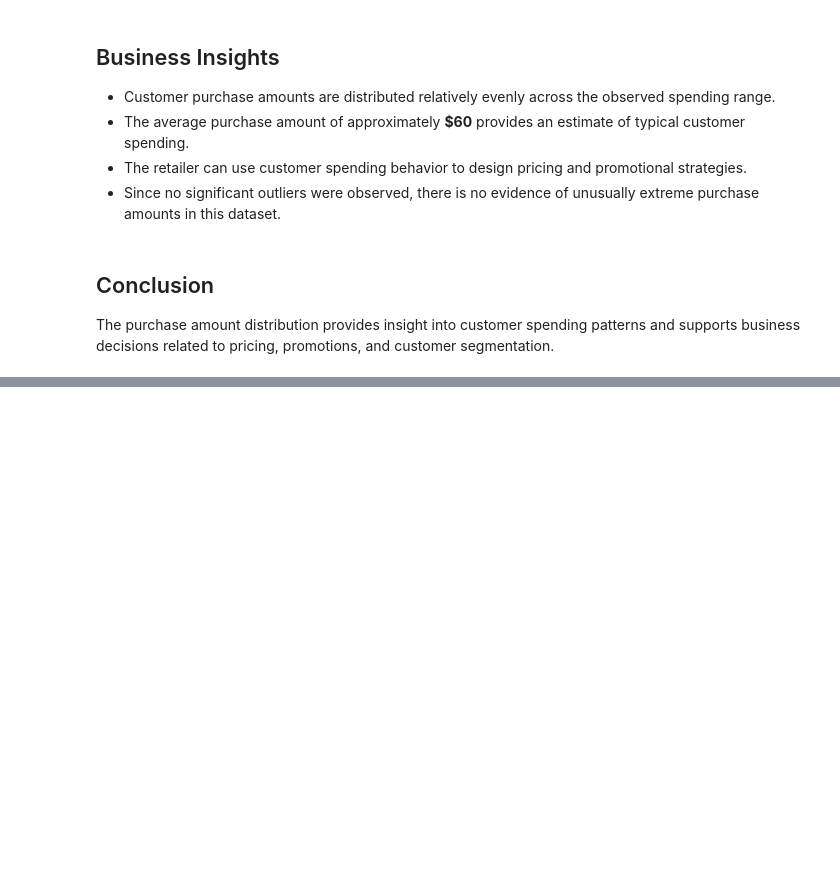
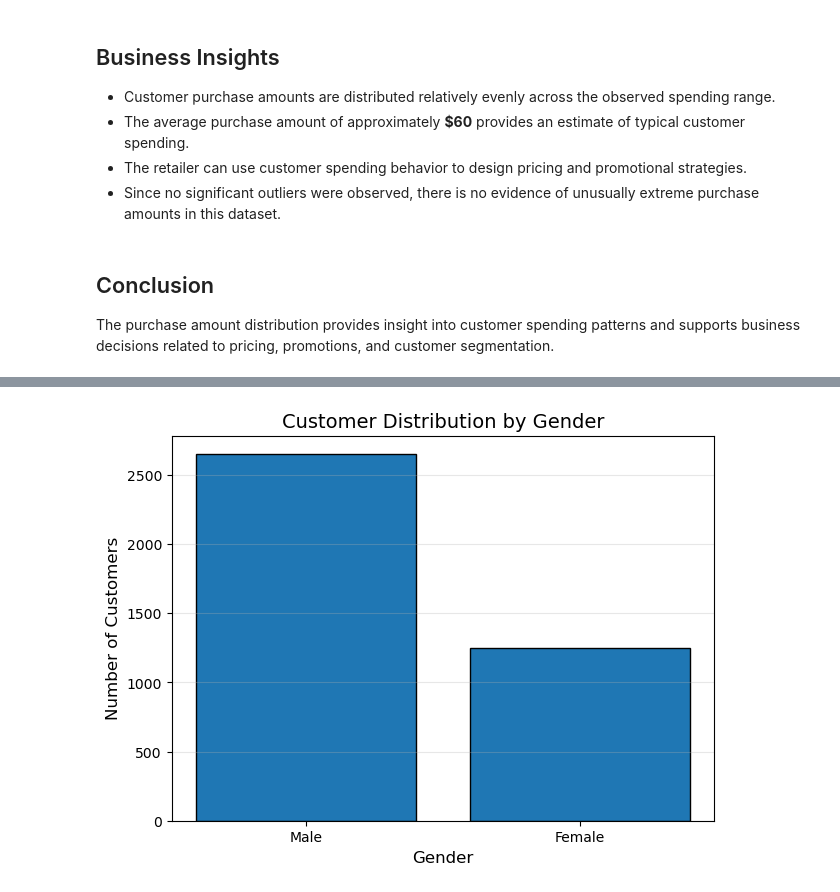
Before and after one commit to kalaranjani-a/customer-shopping-behavior-analysis, a Jupyter notebook: notebooks/customer_shopping_analysis.ipynb, the cells around one changed output, grey strips where cells are left out. Saved outputs shown, nothing was run; the diff lists cells and outputs as text; code cells hidden in the pictures; blank space fills up the shorter version.

```diff
--- a/notebooks/customer_shopping_analysis.ipynb
+++ b/notebooks/customer_shopping_analysis.ipynb
@@ -531,0 +578,20 @@ The purchase amount distribution provides insight into customer spending pattern
+# %%
+plt.figure(figsize=(7,5))
+
+plt.bar(
+    gender_counts.index,
+    gender_counts.values,
+    edgecolor="black"
+)
+
+plt.title("Customer Distribution by Gender", fontsize=14)
+plt.xlabel("Gender", fontsize=12)
+plt.ylabel("Number of Customers", fontsize=12)
+
+plt.grid(axis="y", alpha=0.3)
+
+plt.savefig("../images/customer_gender_distribution.png", dpi=300, bbox_inches="tight")
+
+plt.show()
+# %% [output]
+[figure, added]
```
Also changed, not shown: parts of 8 cells of this notebook, 1 other file.
